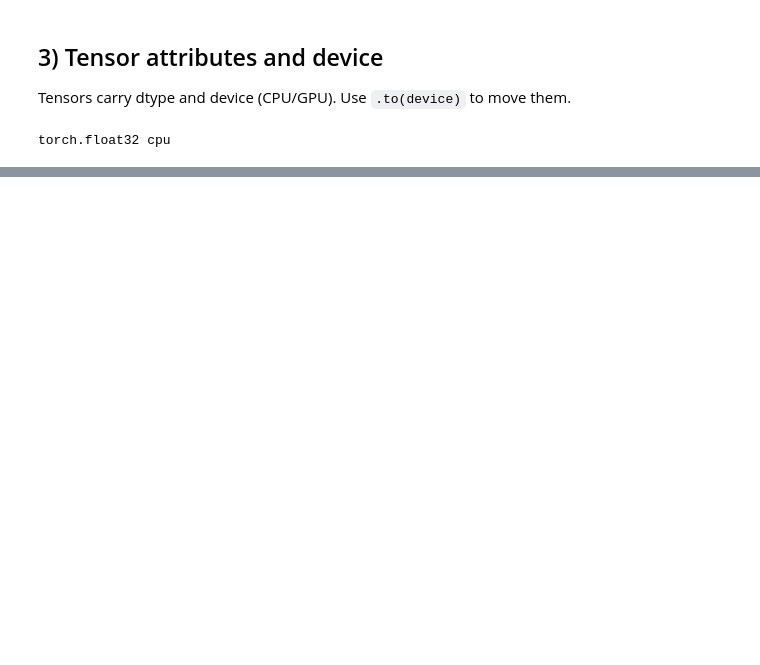
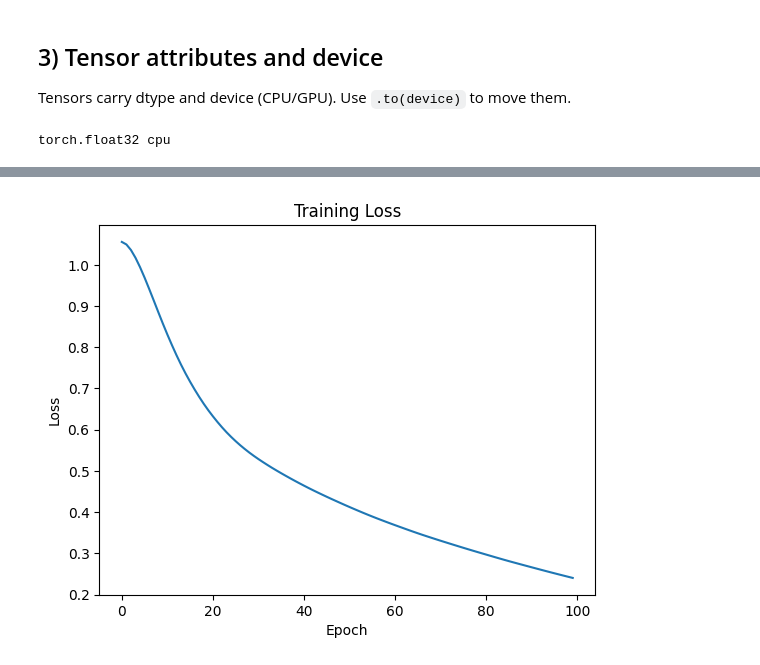
Before and after one commit to vedantsingh12/Deep-Learning, a Jupyter notebook: Pytorch/All_operations.ipynb, the cells around one changed output, grey strips where cells are left out. Cells and saved outputs as stored; diff of their text form; code cells hidden in the pictures; blank space fills up the shorter version.

```diff
--- a/Pytorch/All_operations.ipynb
+++ b/Pytorch/All_operations.ipynb
@@ -59,0 +127,15 @@ torch.float32 cpu
+# %%
+model = SimpleLinear()
+criterion = nn.MSELoss()
+optimizer = torch.optim.SGD(model.parameters(), lr=0.1)
+
+for epoch in range(50):
+    preds = model(X)
+    loss = criterion(preds, Y)
+
+    optimizer.zero_grad()
+    loss.backward()
+    optimizer.step()
+
+    if (epoch + 1) % 10 == 0:
+        print(f'epoch {epoch+1}: loss={loss.item():.4f}')
@@ -59,0 +211,17 @@ torch.float32 cpu
+# %%
+# Dummy data
+X = torch.randn(64, 10)  # example input
+y = torch.randint(0, 2, (64, 1)).float()  # example binary labels
+# initial weight
+# print(list(model.parameters())[0])
+epochs = 100
+losses = []
+for epoch in range(epochs):
+    model.train()
+    optimizer.zero_grad()
+    outputs = model(X)
+    loss_value = loss(outputs, y)
+    print(loss_value)
+    loss_value.backward()
+    optimizer.step()
+    losses.append(loss_value.item())
@@ -59,0 +246,11 @@ torch.float32 cpu
+# %%
+from matplotlib import pyplot as plt
+
+
+plt.plot(losses)
+plt.xlabel("Epoch")
+plt.ylabel("Loss")
+plt.title("Training Loss")
+plt.show()
+# %% [output]
+[figure, added]
```
Also changed, not shown: parts of 14 cells of this notebook, 2 other files.
